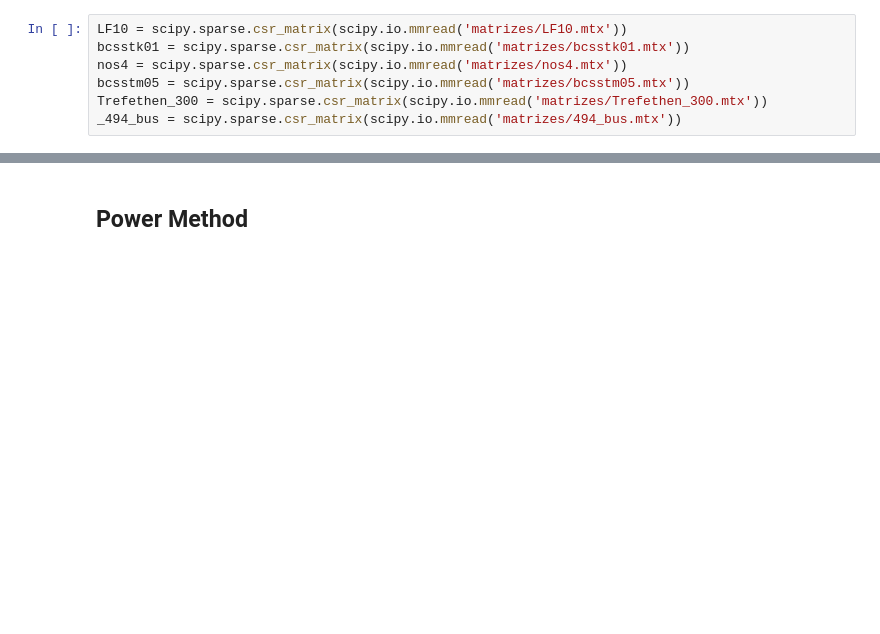
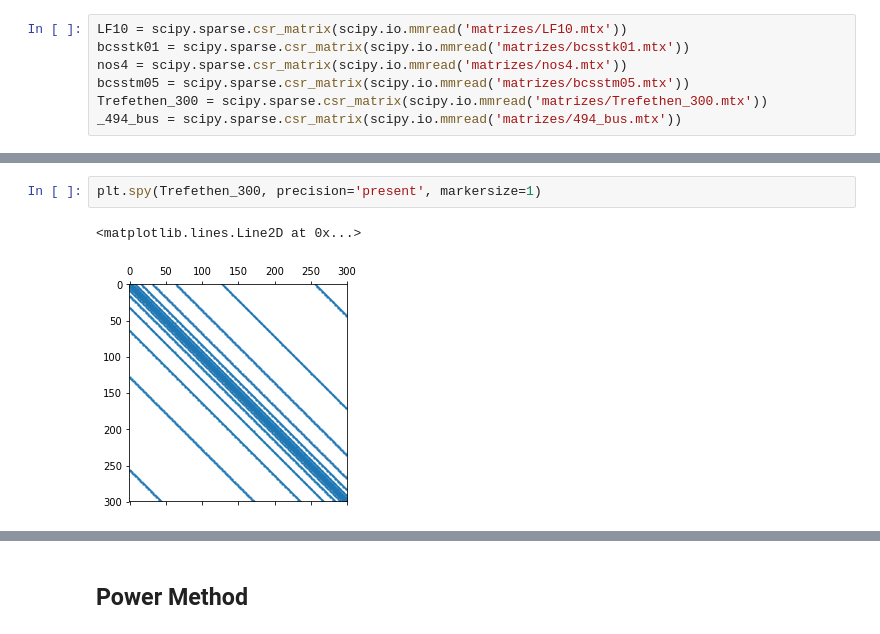
Before and after one commit to yankaled/eigen_approx, a Jupyter notebook: ep3_aplicacoes_algelin.ipynb, the cells around one changed output, grey strips where cells are left out. Cells and saved outputs as stored; diff of their text form; blank space fills up the shorter version.

```diff
--- a/ep3_aplicacoes_algelin.ipynb
+++ b/ep3_aplicacoes_algelin.ipynb
@@ -127,0 +148,5 @@ Vamos guardar os tempos de CPU de cada um dos algoritmos para cada matriz
+# %%
+plt.spy(Trefethen_300, precision='present', markersize=1)
+# %% [output]
+<matplotlib.lines.Line2D at 0x...>
+[figure, added]
```
Also changed, not shown: parts of 18 cells of this notebook.
